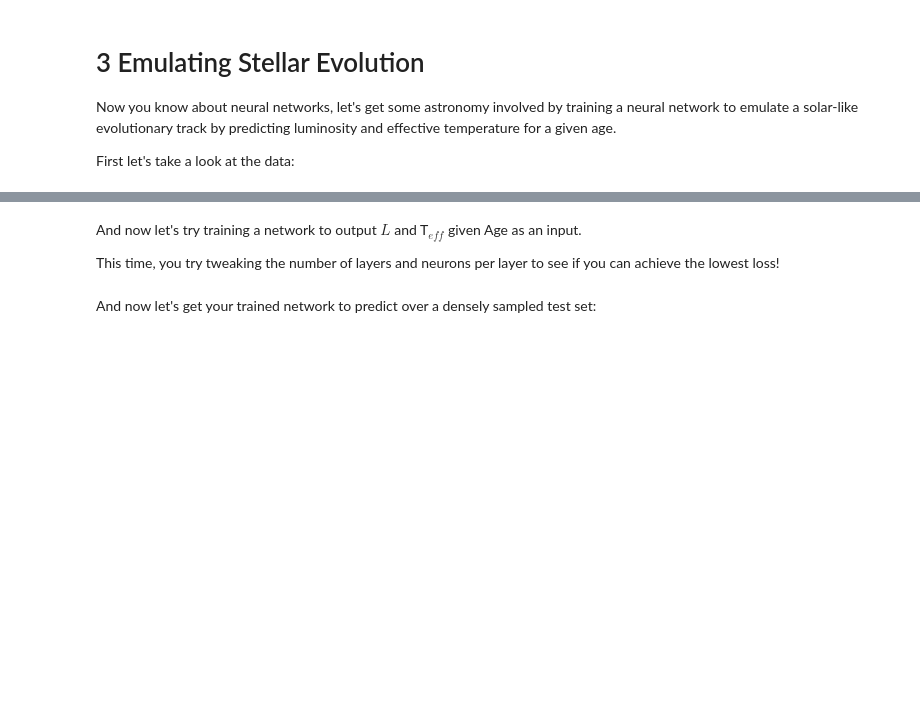
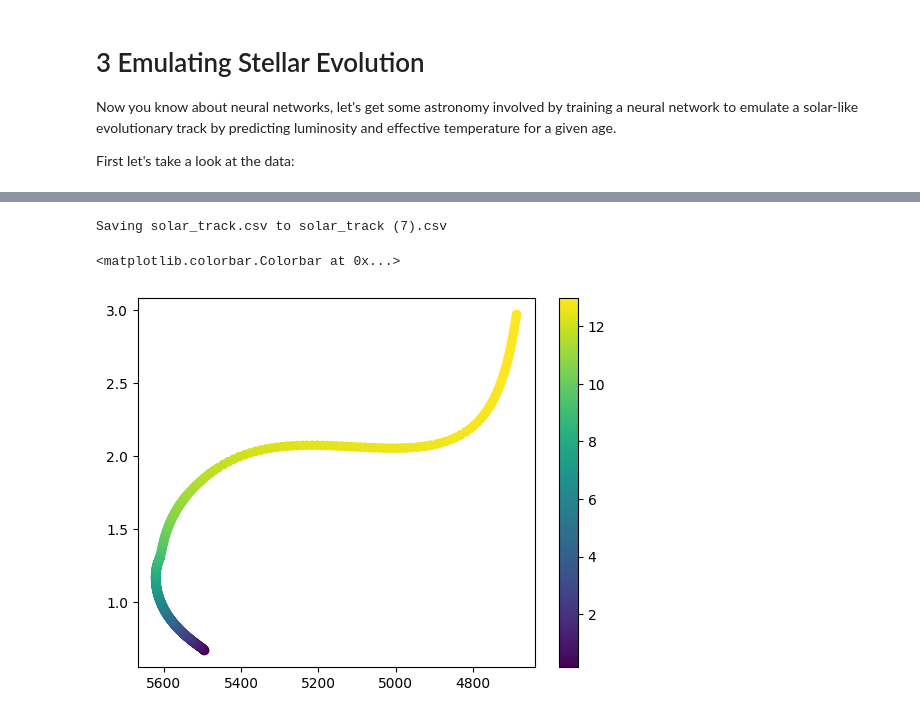
Before and after one commit to ojscutt/nn_session, a Jupyter notebook: nn_session.ipynb, the cells around one changed output, grey strips where cells are left out. Cells and saved outputs as stored; diff of their text form; code cells hidden in the pictures; blank space fills up the shorter version.

Commit message:
solar preds working

```diff
--- a/nn_session.ipynb
+++ b/nn_session.ipynb
@@ -677,4 +677,19 @@ Now you know about neural networks, let's get some astronomy involved by trainin
 
 First let's take a look at the data:
 # %%
-### DATA HERE, CSV OR MANUAL ###
+from google.colab import files
+
+uploaded = files.upload()
+
+solar_track_df = pd.read_csv('solar_track.csv')
+
+del uploaded
+
+age = solar_track_df['star_age'].values
+luminosity = solar_track_df['luminosity'].values
+effective_T = solar_track_df['effective_T'].values
+
+plt.scatter(effective_T,luminosity, c=age)
+plt.gca().invert_xaxis()
+plt.colorbar()
+# %% [output]
@@ -681,4 +697,3 @@ First let's take a look at the data:
+Saving solar_track.csv to solar_track (7).csv
+<matplotlib.colorbar.Colorbar at 0x...>
+[figure, added]
-# %% [markdown]
-And now let's try training a network to output $L$ and T$_{eff}$ given Age as an input.
-
-This time, you try tweaking the number of layers and neurons per layer to see if you can achieve the lowest loss!
@@ -687,2 +699,0 @@ This time, you try tweaking the number of layers and neurons per layer to see if
-# %% [markdown]
-And now let's get your trained network to predict over a densely sampled test set:
```
Also changed, not shown: parts of 23 cells of this notebook.
